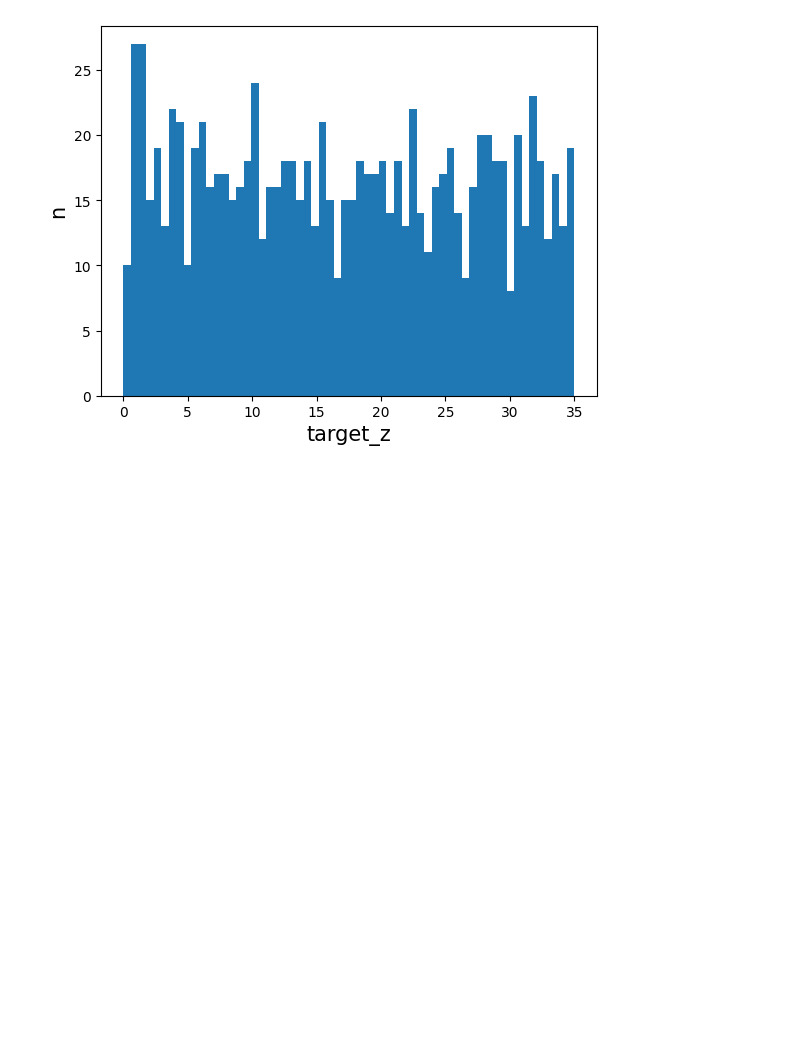
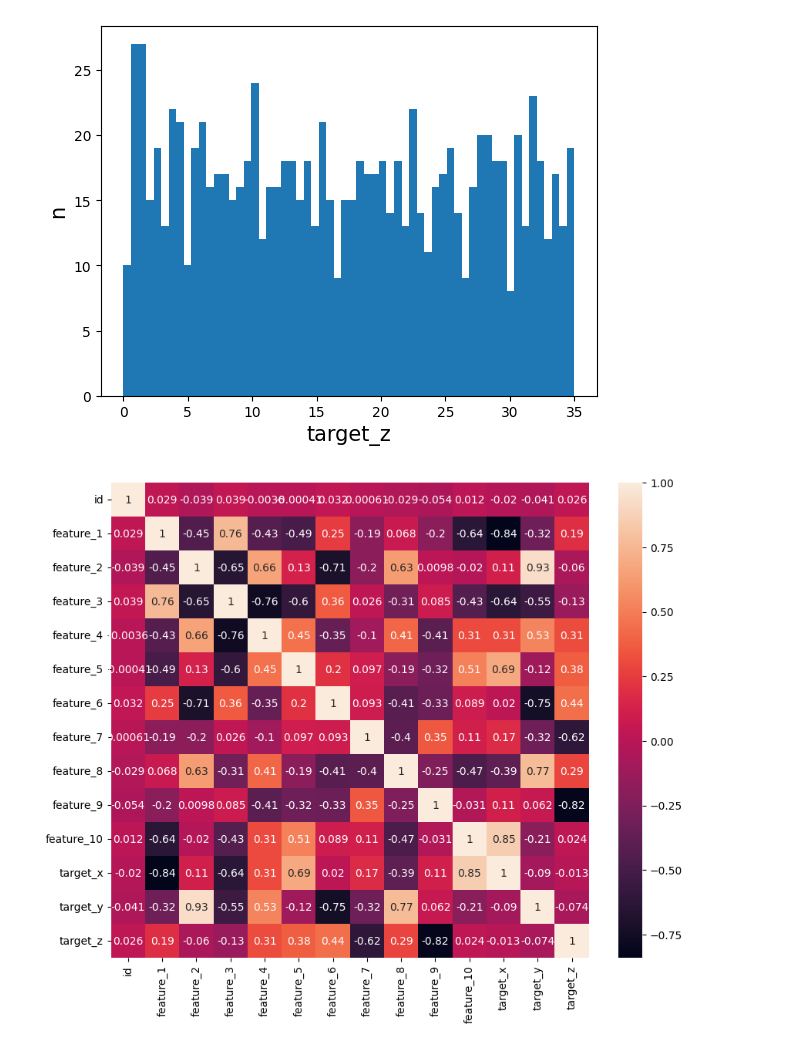
Before and after one commit to gmg00/ML_prj, a Jupyter notebook: notebooks/EDA.ipynb, the cells around one changed output. Cells and saved outputs as stored; diff of their text form; code cells hidden in the pictures; blank space fills up the shorter version.

```diff
--- a/notebooks/EDA.ipynb
+++ b/notebooks/EDA.ipynb
@@ -59,3 +60,10 @@ for feat in targets:
 [figure]
 [figure]
 [figure]
+# %%
+corr_matrix = df.corr()
+plt.figure(figsize=(10,8))
+sn.heatmap(corr_matrix, annot=True)
+plt.show()
+# %% [output]
+[figure, added]
```
Also changed, not shown: parts of 2 cells of this notebook, 2 other files.
